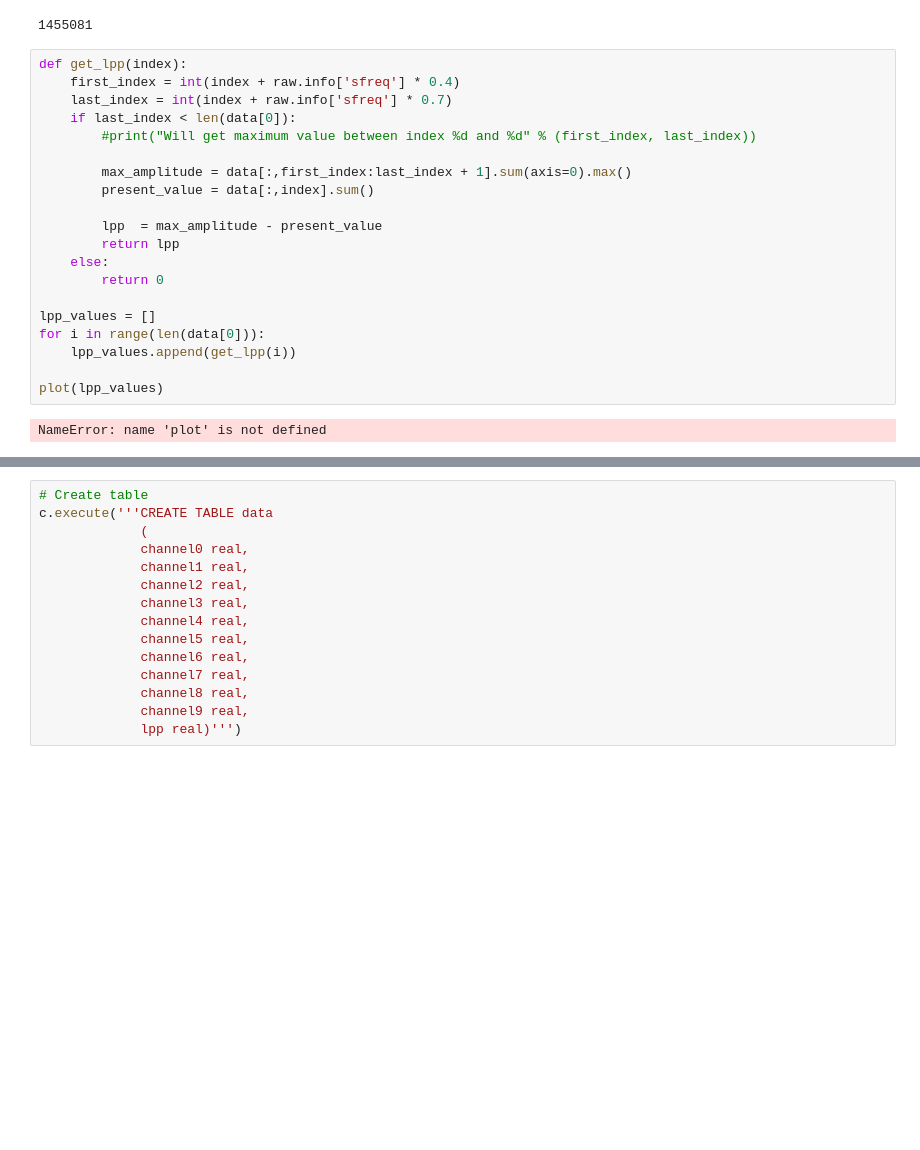
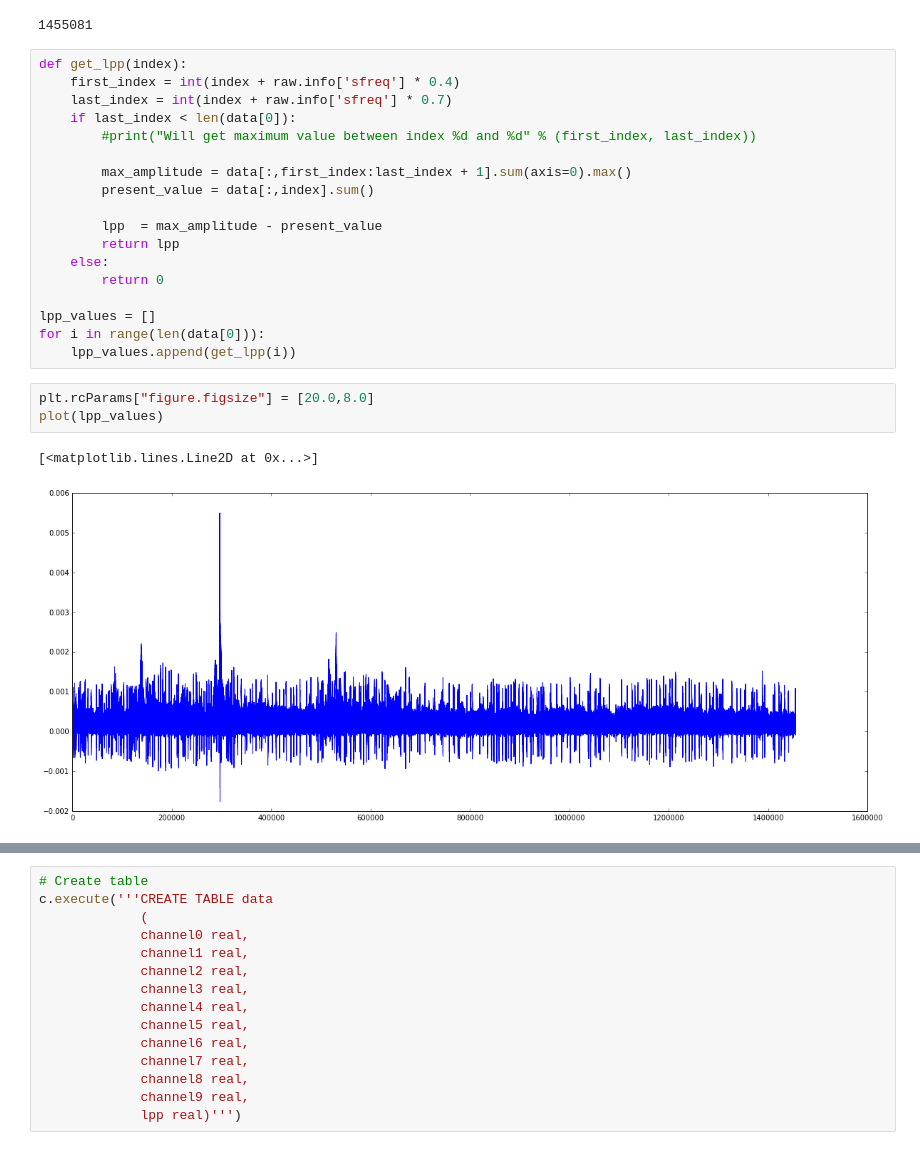
Before and after one commit to Avnerus/socialbonds, a Jupyter notebook: EEG Test.ipynb, the cells around one changed output, grey strips where cells are left out. Drawn from its saved outputs; the diff is of its cells as text; blank space fills up the shorter version.

```diff
--- a/EEG Test.ipynb
+++ b/EEG Test.ipynb
@@ -89,10 +91,12 @@ def get_lpp(index):
 lpp_values = []
 for i in range(len(data[0])):
     lpp_values.append(get_lpp(i))
-
-plot(lpp_values)
-# %% [output]
-NameError: name 'plot' is not defined
+# %%
+plt.rcParams["figure.figsize"] = [20.0,8.0]
+plot(lpp_values)
+# %% [output]
+[<matplotlib.lines.Line2D at 0x...>]
+[figure, added]
 # %%
 conn = sqlite3.connect('pouyan_eeg.db')
 c = conn.cursor()
```
Also changed, not shown: parts of 2 cells of this notebook, 10 other files.
